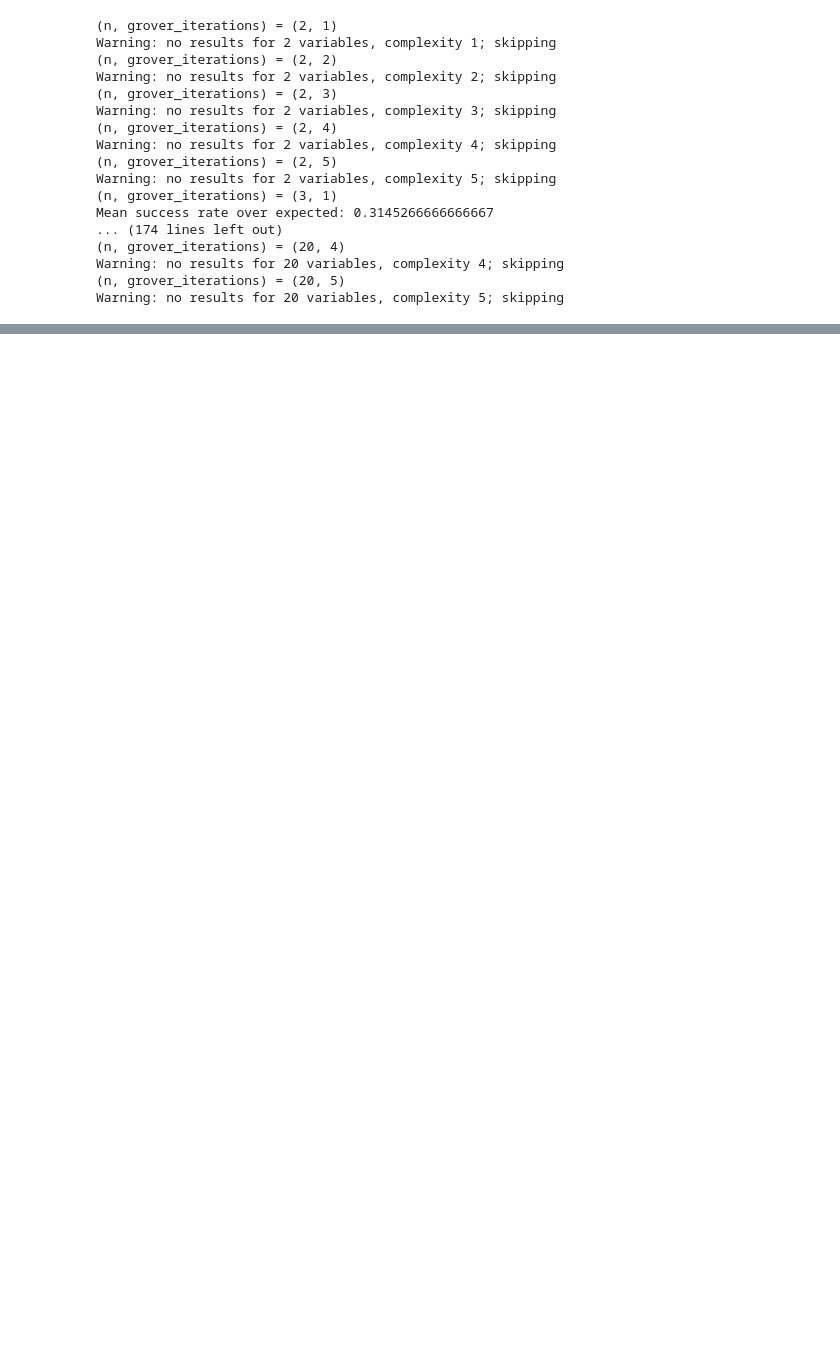
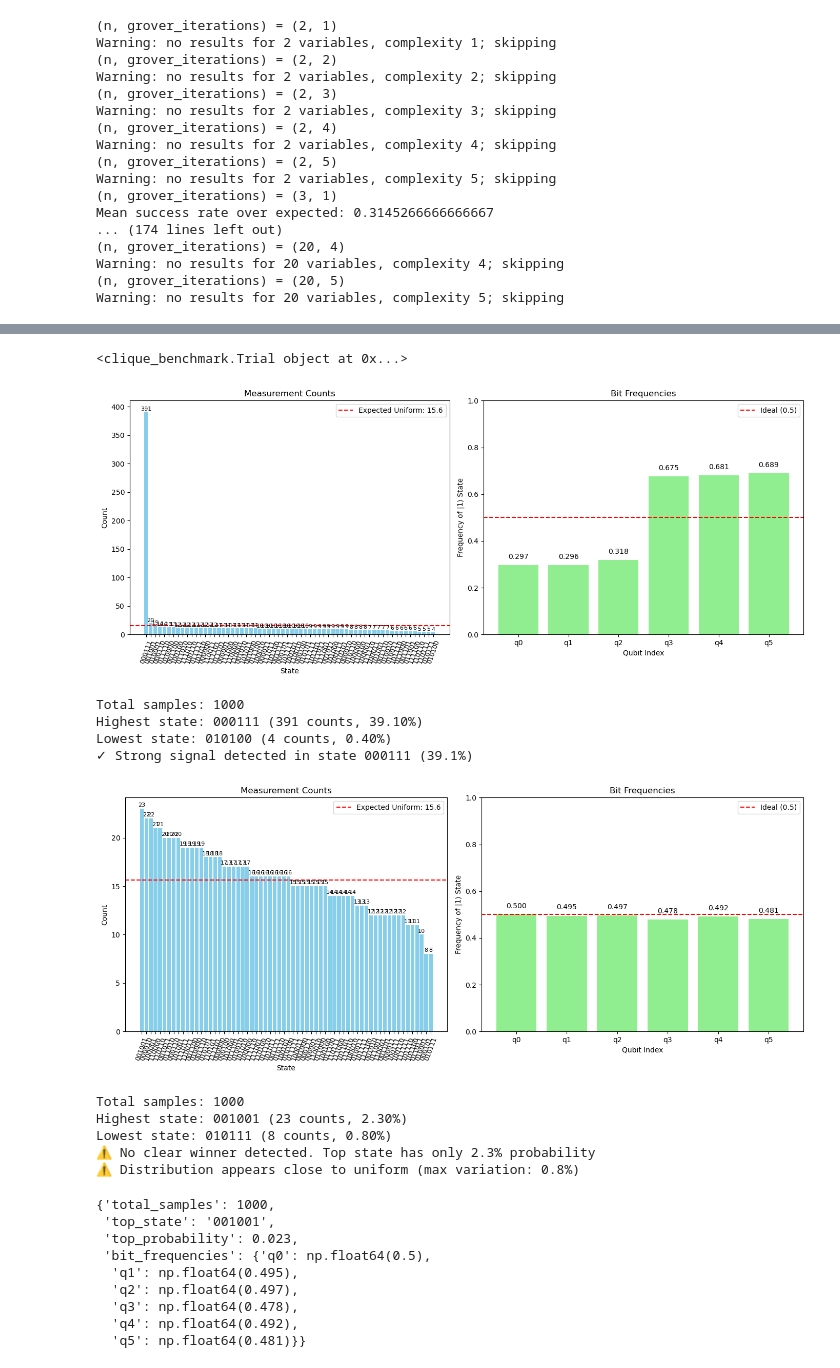
Before and after one commit to ErikUmble/Python2QCCompiler, a Jupyter notebook: clique/results.ipynb, the cells around one changed output, grey strips where cells are left out. Cells and saved outputs as stored; diff of their text form; code cells hidden in the pictures; blank space fills up the shorter version.

Commit message:
started 3sat truth table benchmarks

```diff
--- a/clique/results.ipynb
+++ b/clique/results.ipynb
@@ -105,0 +212,28 @@ plot_probability_data(n_data, grover_iterations_data, probability_data, "Success
+# %%
+trial_id = 897
+trial = trial_db.get(trial_id=trial_id)[0]
+
+simple_visualize_results(trial.simulation_counts, "")
+simple_visualize_results(trial.counts, "")
+# %% [output]
+<clique_benchmark.Trial object at 0x...>
+[figure, added]
+Total samples: 1000
+Highest state: 000111 (391 counts, 39.10%)
+Lowest state: 010100 (4 counts, 0.40%)
+✓ Strong signal detected in state 000111 (39.1%)
+[figure, added]
+Total samples: 1000
+Highest state: 001001 (23 counts, 2.30%)
+Lowest state: 010111 (8 counts, 0.80%)
+⚠ No clear winner detected. Top state has only 2.3% probability
+⚠ Distribution appears close to uniform (max variation: 0.8%)
+{'total_samples': 1000,
+ 'top_state': '001001',
+ 'top_probability': 0.023,
+ 'bit_frequencies': {'q0': np.float64(0.5),
+  'q1': np.float64(0.495),
+  'q2': np.float64(0.497),
+  'q3': np.float64(0.478),
+  'q4': np.float64(0.492),
+  'q5': np.float64(0.481)}}
```
Also changed, not shown: parts of 3 cells of this notebook, 12 other files.
